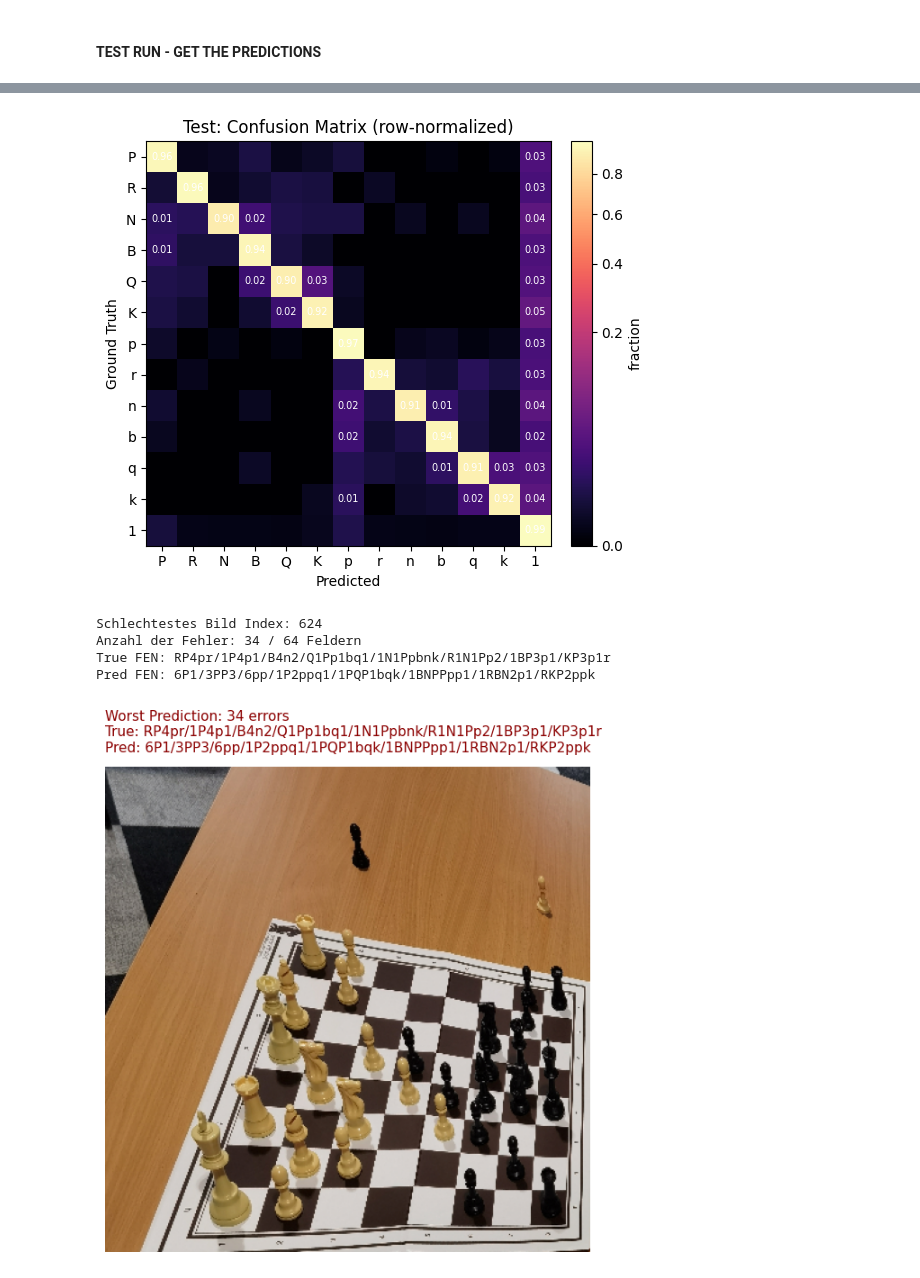
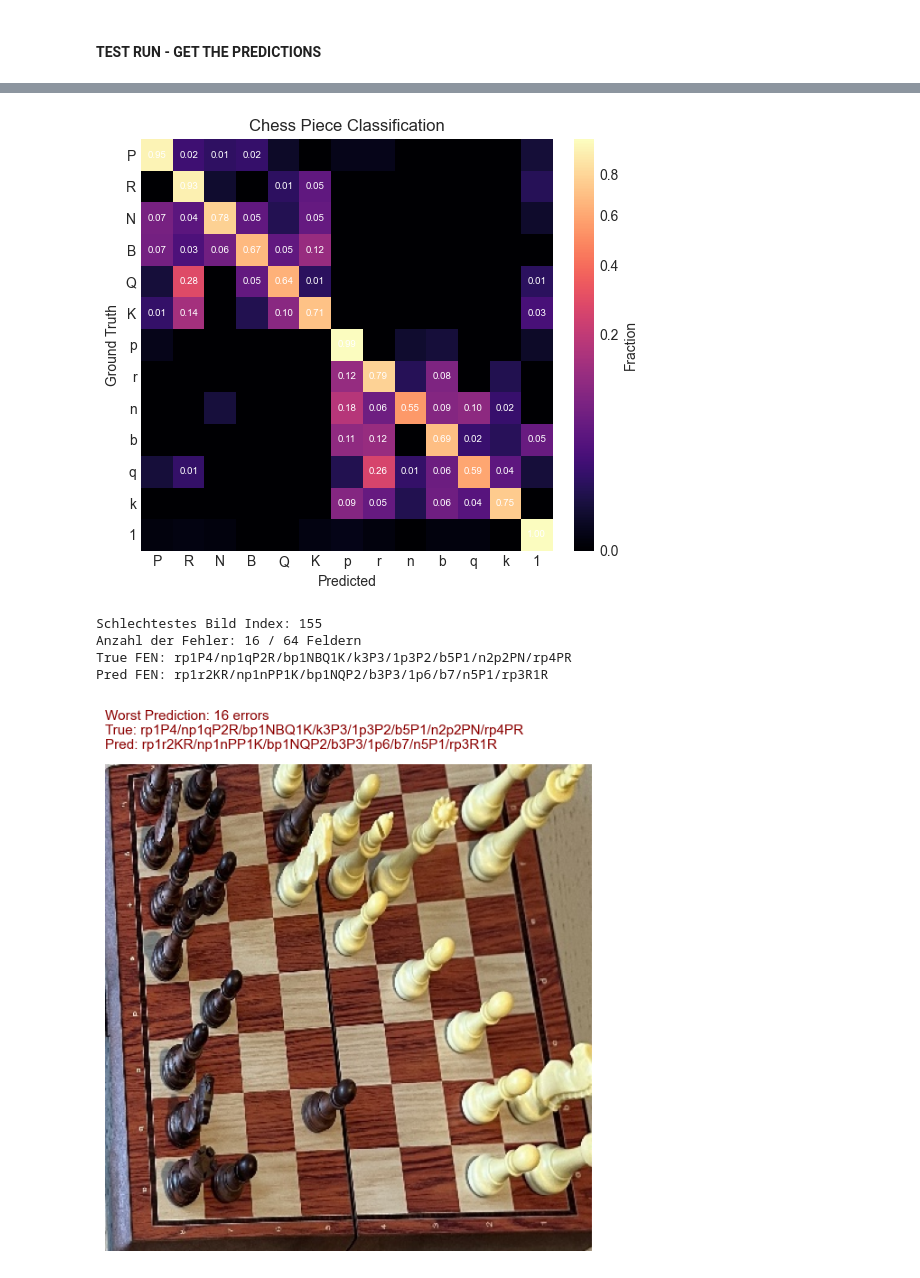
Before and after one commit to oldi00/DLCV-Chess, a Jupyter notebook: src/evaluation/evaluation.ipynb, the cells around one changed output, grey strips where cells are left out. Saved outputs shown, nothing was run; the diff lists cells and outputs as text; code cells hidden in the pictures.

```diff
--- a/src/evaluation/evaluation.ipynb
+++ b/src/evaluation/evaluation.ipynb
@@ -14,15 +25,16 @@ from tqdm import tqdm
 #### Load all paths.
 # %%
 # Load config.
-config_path = "../config.json"
+config_path = "../../config.json"
 with open(config_path, "r") as f:
     config = json.load(f)
 
 # The model that is evaluated.
-MODEL = "finetuned"  # chessred, unity, finetuned
+MODEL = "best_model"  # chessred, unity, finetuned, epoch43, epoch22, epoch30, best_model, best_model2, best_model3
 
 # The test dataset the model is evaluated on.
-DATASET_ORIGIN = "finetuned"  # chessred, unity, finetuned
+DATASET_ORIGIN = "unseen"  # chessred, unity, corrected, finetuned, finetuned (new), unseen
+
 
 model_weights_path = config[f"{MODEL}_model_path"]
 dataset_path = config[f"{DATASET_ORIGIN}_test_pkl"]
@@ -160,0 +167,21 @@ test {'N': 1170, 'per_square_acc': 0.9726, 'avg_board_acc': 0.9726, 'full_board_
+# %%
+# Extract data
+errors = results["test"]["errors_per_board"]
+unique_errors, counts = np.unique(errors, return_counts=True)
+
+plt.style.use('seaborn-v0_8-darkgrid')
+plt.figure(figsize=(10, 5))
+bars = plt.bar(unique_errors.astype(int), counts, edgecolor='black')
+
+for bar in bars:
+    yval = bar.get_height()
+    plt.text(bar.get_x() + bar.get_width()/2, yval + (max(counts)*0.01), int(yval), ha='center', va='bottom')
+
+plt.title("Distribution of Errors per Board")
+plt.xlabel("Number of Incorrect Squares")
+plt.ylabel("Frequency")
+plt.xticks(unique_errors.astype(int))
+plt.ylim(0, max(counts) * 1.15)
+plt.tight_layout()
+plt.savefig("board_errors_distribution.png")
+plt.show()
@@ -598,10 +621,10 @@ cm_row = np.divide(cm, np.maximum(row_sums, 1), where=row_sums > 0)
 
 fig = plt.figure(figsize=(6, 5))
 im = plt.imshow(cm_row, cmap="magma", norm=PowerNorm(gamma=0.4))  # boost low values
-plt.title("Test: Confusion Matrix (row-normalized)")
+plt.title("Chess Piece Classification")
 plt.xlabel("Predicted")
 plt.ylabel("Ground Truth")
-plt.colorbar(im, fraction=0.046, pad=0.04, label="fraction")
+plt.colorbar(im, fraction=0.046, pad=0.04, label="Fraction")
 plt.xticks(range(len(labels)), labels)
 plt.yticks(range(len(labels)), labels)
 
@@ -614,9 +637,11 @@ for i in range(cm_row.shape[0]):
                 j, i, f"{v:.2f}", va="center", ha="center", fontsize=7, color="white"
             )
 plt.tight_layout()
+plt.grid(False)
+plt.savefig(f'../../reports/figures/confusion_matrix_of_model_{MODEL}_on_dataset_{DATASET_ORIGIN}.png', bbox_inches='tight')
 plt.show()
 # %% [output]
-[figure, old version]
+[figure, new version]
 # %%
 import matplotlib.pyplot as plt
 import matplotlib.image as mpimg
@@ -625,9 +650,9 @@ import numpy as np
 worst_idx = np.argmax(errors_per_board)
 max_errors = errors_per_board[worst_idx]
 
-print(f"Schlechtestes Bild Index: {worst_idx}")
-print(f"Anzahl der Fehler: {max_errors} / 64 Feldern")
-best_rot_indices = correct_suqares_per_rotation.argmax(axis=1)
+print(f"Worst image index: {worst_idx}")
+print(f"Amount of errors: {max_errors} / 64")
+best_rot_indices = correct_squares_per_rotation.argmax(axis=1)
 best_rot = best_rot_indices[worst_idx]
 true_board = all_labels[worst_idx, best_rot, :]
 pred_board = all_preds[worst_idx]
@@ -669,40 +694,37 @@ def array_to_fen(board_array):
             row_str += str(empty_count)
         fen_rows.append(row_str)
     return "/".join(fen_rows)
 
 
 true_fen = array_to_fen(true_board)
 pred_fen = array_to_fen(pred_board)
 
 print(f"True FEN: {true_fen}")
 print(f"Pred FEN: {pred_fen}")
-
-# 4. Zeige das Bild an
-# Falls du den Pfad in der Loop gespeichert hast, können wir das Originalbild laden
 try:
     worst_image_path = all_paths[worst_idx]
     img = mpimg.imread(worst_image_path)
 
     plt.figure(figsize=(7, 7))
     plt.imshow(img)
     plt.axis("off")
 
     title_text = (
         f"Worst Prediction: {max_errors} errors\nTrue: {true_fen}\nPred: {pred_fen}"
     )
     plt.title(title_text, fontsize=11, loc="left", pad=12, color="darkred")
     plt.show()
 except IndexError:
     print(
-        "\n[HINWEIS]: 'all_paths' scheint leer zu sein. Hast du in deiner Evaluationsschleife 'all_paths.extend(paths)' hinzugefügt?"
+        "\nIndex error."
     )
 except FileNotFoundError:
     print(
-        f"\n[HINWEIS]: Konnte das Bild unter '{worst_image_path}' nicht laden (möglicherweise ein lokaler Pfadfehler)."
+        f"\nError: Image not loaded'{worst_image_path}'"
     )
 # %% [output]
-Schlechtestes Bild Index: 624
-Anzahl der Fehler: 34 / 64 Feldern
-True FEN: RP4pr/1P4p1/B4n2/Q1Pp1bq1/1N1Ppbnk/R1N1Pp2/1BP3p1/KP3p1r
-Pred FEN: 6P1/3PP3/6pp/1P2ppq1/1PQP1bqk/1BNPPpp1/1RBN2p1/RKP2ppk
+Schlechtestes Bild Index: 155
+Anzahl der Fehler: 16 / 64 Feldern
+True FEN: rp1P4/np1qP2R/bp1NBQ1K/k3P3/1p3P2/b5P1/n2p2PN/rp4PR
+Pred FEN: rp1r2KR/np1nPP1K/bp1NQP2/b3P3/1p6/b7/n5P1/rp3R1R
-[figure, old version]
+[figure, new version]
```
Also changed, not shown: parts of 10 cells of this notebook, 13 other files.
